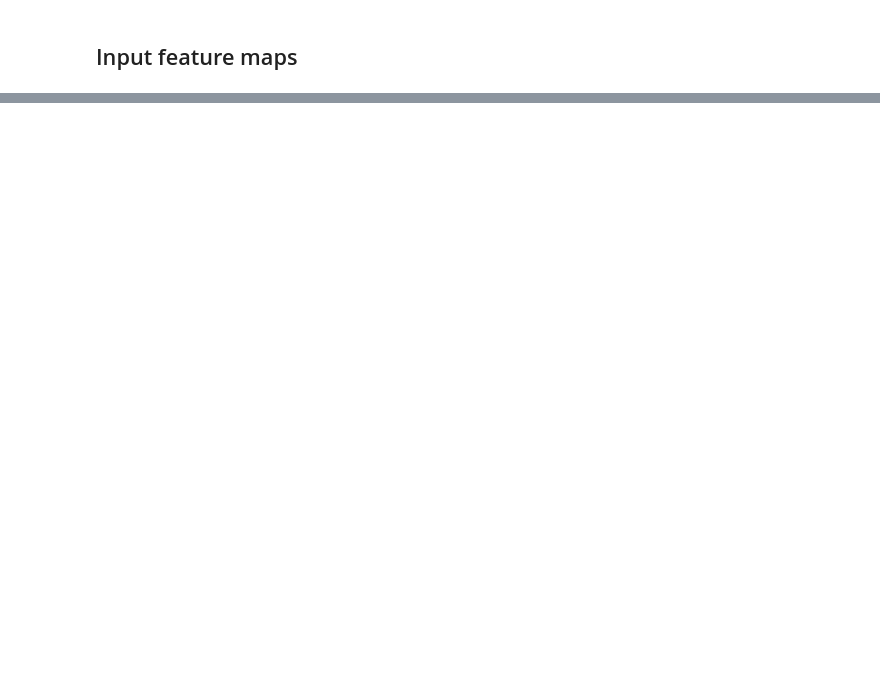
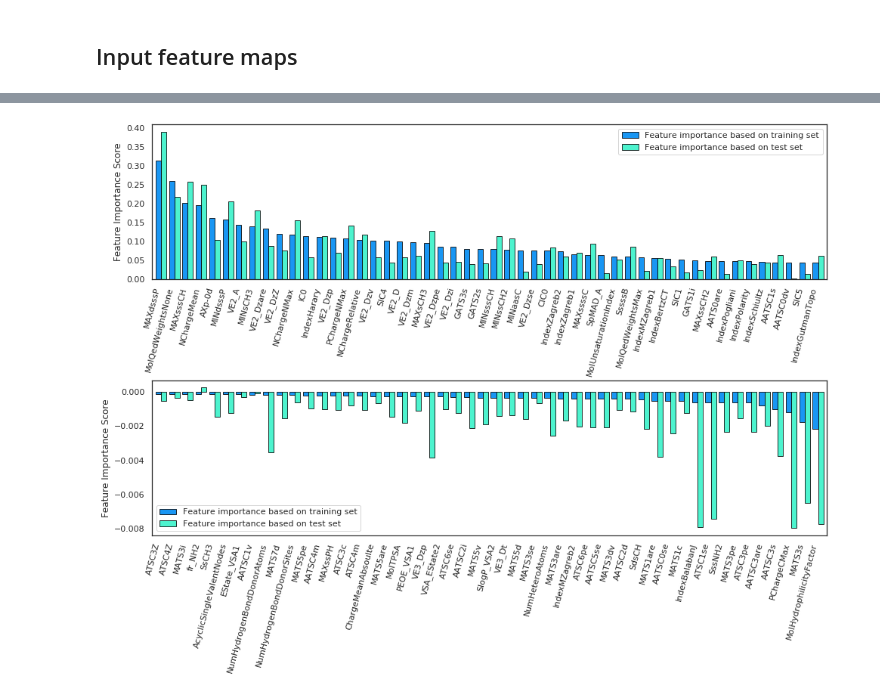
Before and after one commit to shenwanxiang/bidd-molmap, a Jupyter notebook: paper/02_benchmark_comparison/01_Regression_Solubility/05_MolMapNet/03_model_interpretation.ipynb, the cells around one changed output, grey strips where cells are left out. Cells and saved outputs as stored; diff of their text form; code cells hidden in the pictures; blank space fills up the shorter version.

```diff
--- a/paper/02_benchmark_comparison/01_Regression_Solubility/05_MolMapNet/03_model_interpretation.ipynb
+++ b/paper/02_benchmark_comparison/01_Regression_Solubility/05_MolMapNet/03_model_interpretation.ipynb
@@ -148,0 +185,27 @@ sns.heatmap(l1[:,:,3])
+# %%
+
+colors = sns.color_palette('rainbow', 4).as_hex()
+
+f, (ax1, ax2 ) = plt.subplots(2, 1, figsize=(16,10))
+
+df1 = df_imp.sort_values('Feature importance based on training set',  ascending = False).head(50)
+ax1 = df1.plot(kind = 'bar',ax = ax1, color = colors[0:2], width = 0.8, edgecolor='black', lw = 0.8)
+
+
+df2 = df_imp.sort_values('Feature importance based on training set', ascending = False).tail(50)
+ax2 = df2.plot(kind = 'bar', ax = ax2, color = colors[0:2], width = 0.8, edgecolor='black', lw = 0.8 )
+
+ax1.set_xticklabels(df1.index, rotation=75, ha='right')
+ax2.set_xticklabels(df2.index, rotation=75, ha='right')
+
+ax1.set_xlabel(None, fontsize='medium')
+ax2.set_xlabel(None, fontsize='medium')
+
+ax1.set_ylabel('Feature Importance Score', fontsize='medium')
+ax2.set_ylabel('Feature Importance Score', fontsize='medium')
+
+plt.subplots_adjust(hspace = 0.65)
+
+plt.savefig('./feature_importance_rank.png', dpi = 400, bbox_inches="tight")
+# %% [output]
+[figure, added]
```
Also changed, not shown: parts of 63 cells of this notebook, 5 other files.
